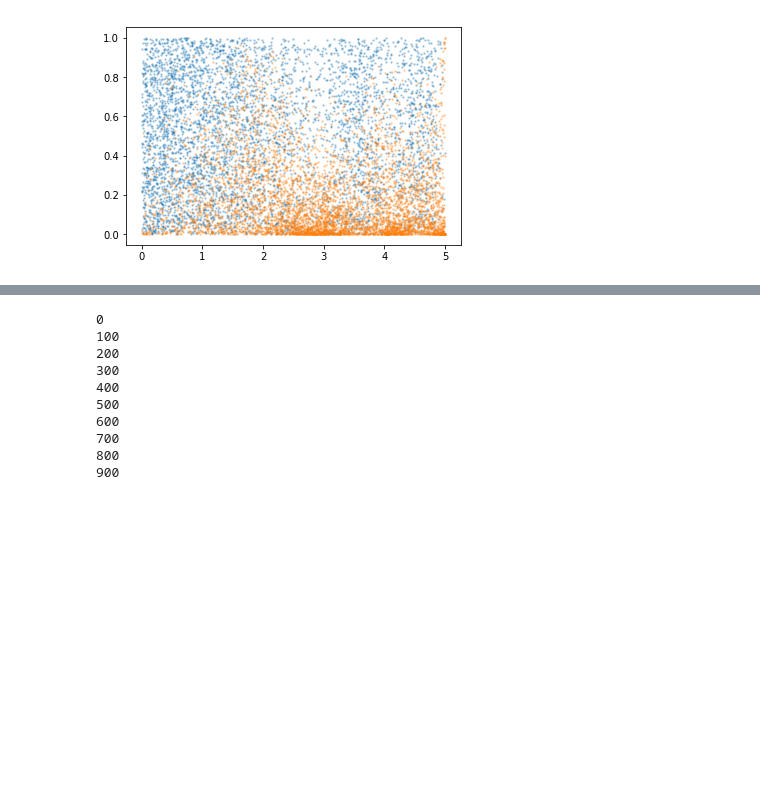
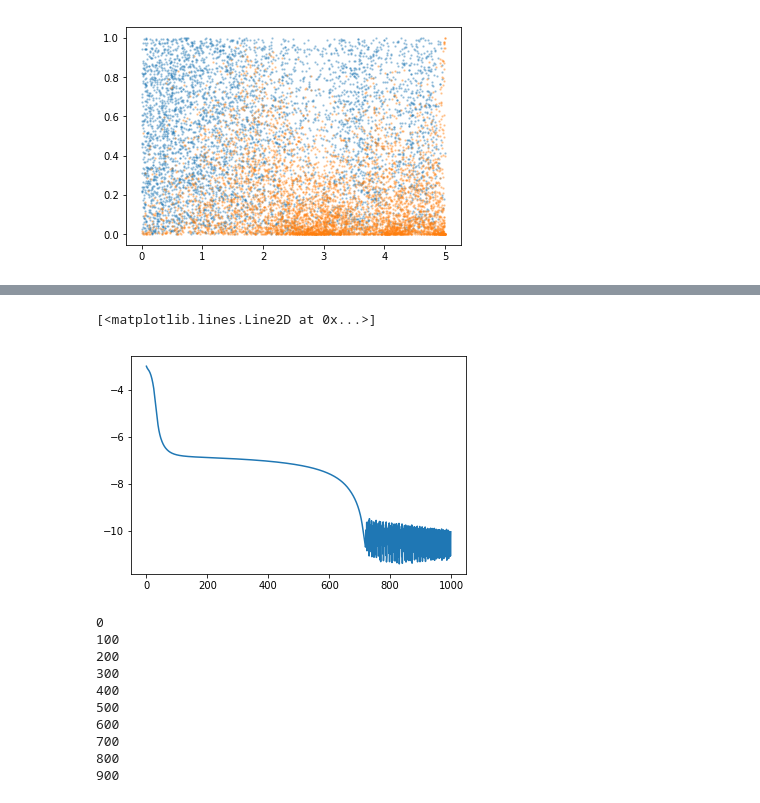
Before and after one commit to fxia22/NeuralFDR, a Jupyter notebook: mirror.ipynb, the cells around one changed output, grey strips where cells are left out. Saved outputs shown, nothing was run; the diff lists cells and outputs as text; code cells hidden in the pictures; blank space fills up the shorter version.

```diff
--- a/mirror.ipynb
+++ b/mirror.ipynb
@@ -39,3 +75,8 @@ optimizer = optim.Adagrad(network.parameters(), lr = 0.001)
+# %%
+plt.plot(np.log(loss_hist))
+# %% [output]
+[<matplotlib.lines.Line2D at 0x...>]
+[figure, added]
 # %%
 loss_hist = []
 batch_size = 10000
```
Also changed, not shown: parts of 12 cells of this notebook, 3 other files.
